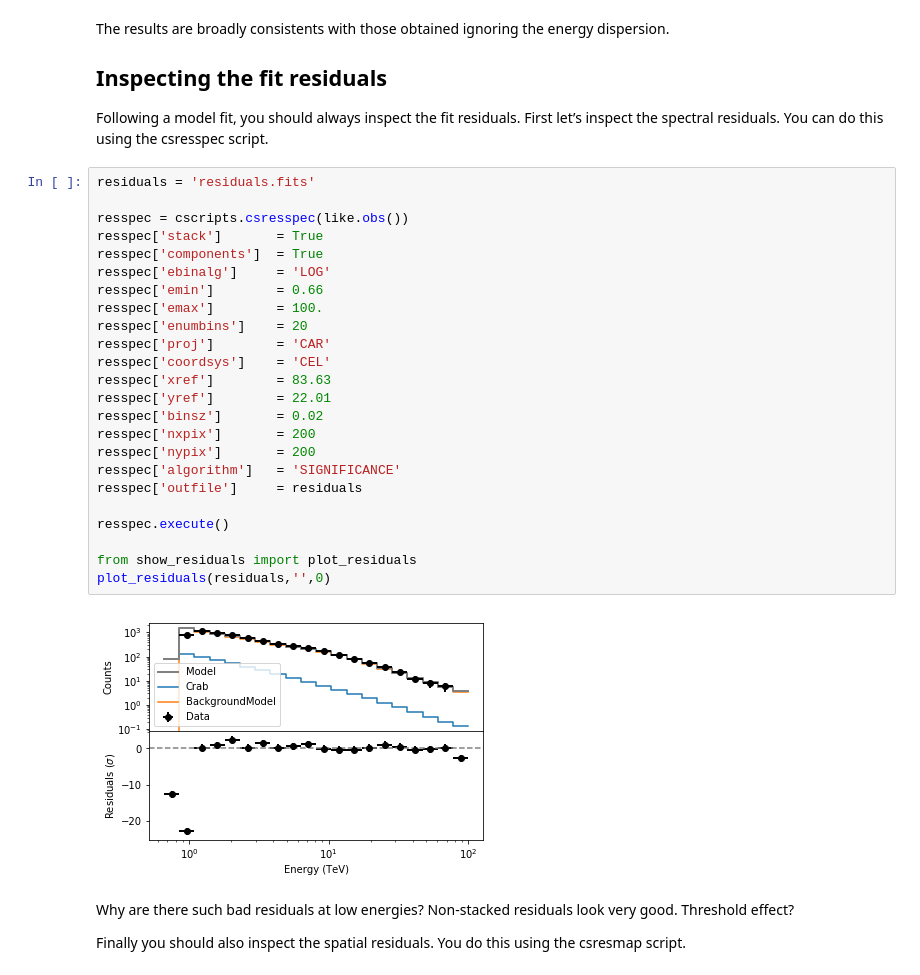
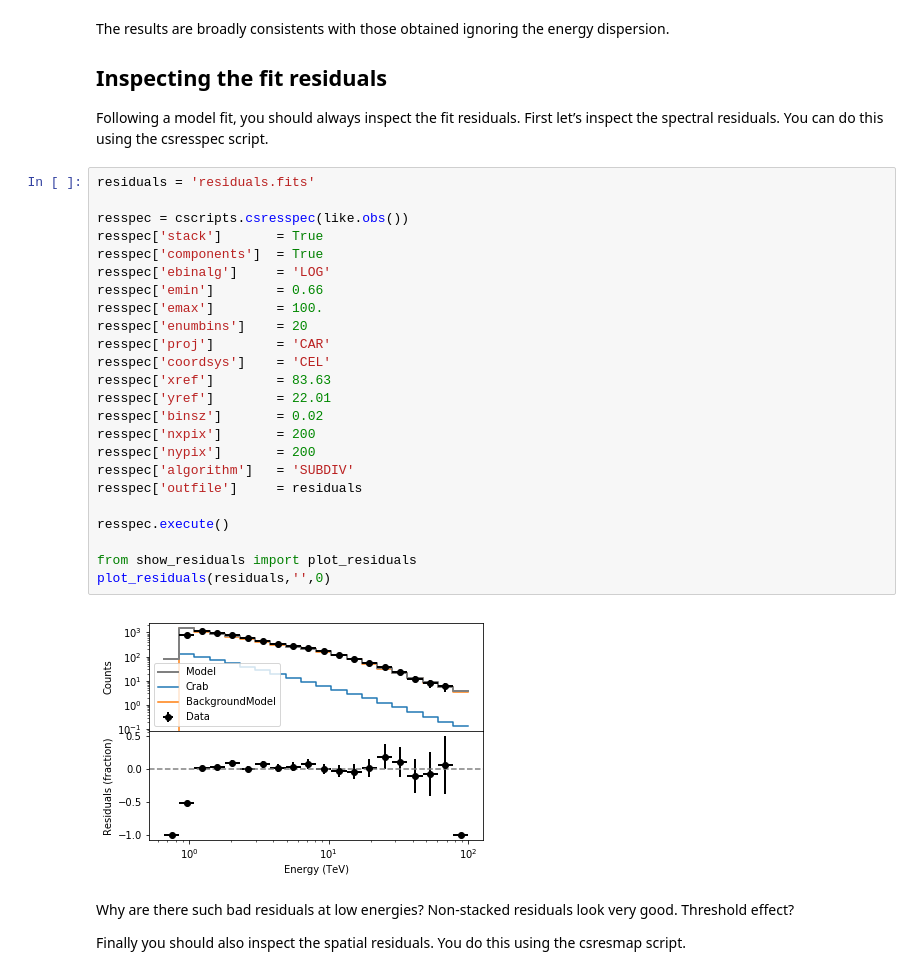
Before and after one commit to ctools/ctools, a Jupyter notebook: doc/source/users/tutorials/hess_dr1/unbinned.ipynb, the cells around one changed output. Saved outputs shown, nothing was run; the diff lists cells and outputs as text.

```diff
--- a/doc/source/users/tutorials/hess_dr1/unbinned.ipynb
+++ b/doc/source/users/tutorials/hess_dr1/unbinned.ipynb
@@ -161,29 +161,29 @@ Following a model fit, you should always inspect the fit residuals. First let’
 # %%
 residuals = 'residuals.fits'
 
 resspec = cscripts.csresspec(like.obs())
 resspec['stack']       = True
 resspec['components']  = True
 resspec['ebinalg']     = 'LOG'
 resspec['emin']        = 0.66
 resspec['emax']        = 100.
 resspec['enumbins']    = 20
 resspec['proj']        = 'CAR'
 resspec['coordsys']    = 'CEL'
 resspec['xref']        = 83.63
 resspec['yref']        = 22.01
 resspec['binsz']       = 0.02
 resspec['nxpix']       = 200
 resspec['nypix']       = 200
-resspec['algorithm']   = 'SIGNIFICANCE'
+resspec['algorithm']   = 'SUBDIV'
 resspec['outfile']     = residuals
 
 resspec.execute()
 
 from show_residuals import plot_residuals
 plot_residuals(residuals,'',0)
 # %% [output]
-[figure, old version]
+[figure, new version]
 # %% [markdown]
 Why are there such bad residuals at low energies? Non-stacked residuals look very good. Threshold effect?
 
```
Also changed, not shown: parts of 3 cells of this notebook.
